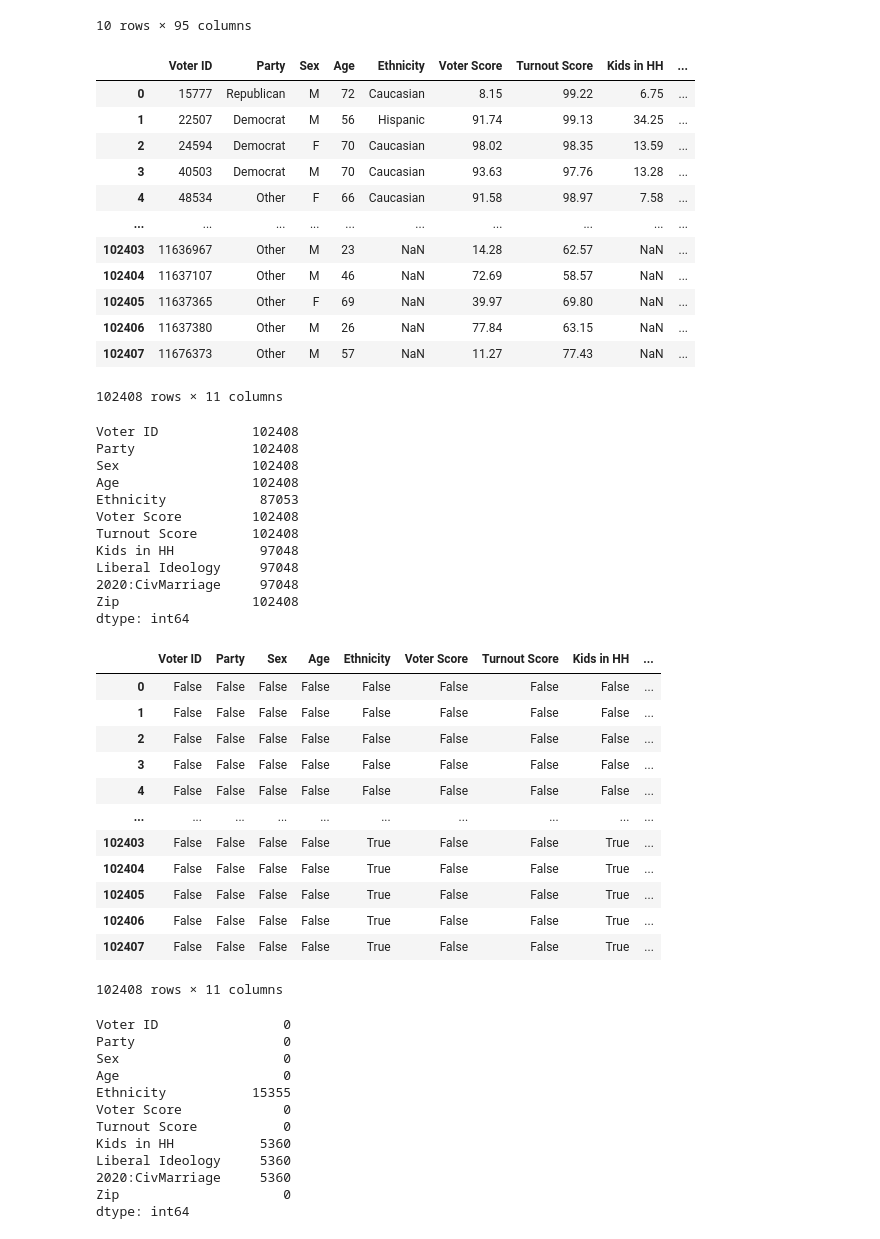
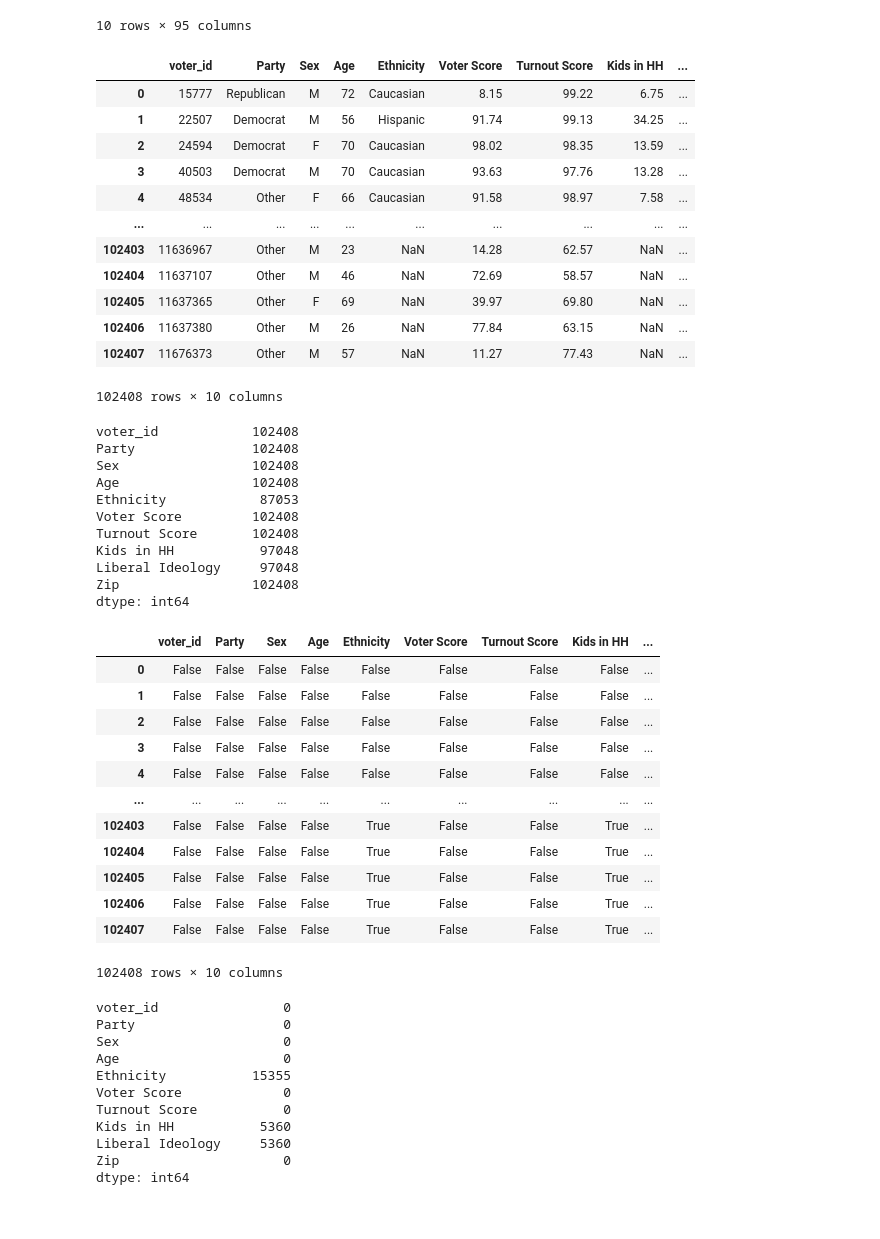
Before and after one commit to leomerits/Arizona_Election_Project, a Jupyter notebook: D13_cleaning:analyzing /13_Analytics code/Franklin_Cleaning_data.ipynb, the cells around one changed output. Cells and saved outputs as stored; diff of their text form; code cells hidden in the pictures.

```diff
--- a/D13_cleaning:analyzing /13_Analytics code/Franklin_Cleaning_data.ipynb
+++ b/D13_cleaning:analyzing /13_Analytics code/Franklin_Cleaning_data.ipynb
@@ -39,36 +39,36 @@ District13_df.drop(columns=[
     "2016:DLCC:SPers","2016:DNCCatholic","2016:DNCCollegeGrad",
     "2016:DNCDefectRisk","2016:DNCGenericDem","2016:DNCEvangelical",
     "2016:DNCGenTurnoutV2","2016:DNCHighSchool","2016:DNCIncome",
     "2016:DNCIssueCampFin","2016:DNCIssueClimate",
     "2016:DNCIssueCollege","2016:DNCIssuePrivacy",
     "2016:DNCIssueGunCtrl","2016:DNCIssueMinWage",
     "2016:DNCIssuePdLeave","2016:DNCIssueCitizen",
     "2016:DNCIssueChoice","2016:DNCIssueProgTax",
     "2016:DNCNonChristian","2016:DNCOthChristian",
     "2016:DNCVolPropV4","2016:DNCVolPrPhV4","2016:DNCVolPrWV4",
     "KopTurnout2016","2016:TSM:ASDCDon","2018:DNCDemSupport",
     "Healthcare","AntiGopInc","AntiGOP","KirkpatrickSup","TrmpChck",
     "2018:Cla:DCCCTNT","AVEV","CultPers","EconPers","PoliPers",
     "TrumpPers","DSCCTnt","BalDrop","CivGOTV","CivPart","CivRace",
     "CivTnt","2018:DCCCBLHGS","SHGOTV","SHSup","SSGOTV","SSSup",
     "Tnt","CodedRaceName","2018:TSM:MdGnTNT","2018:TSM:NatPart",
     "2018:TSM:NPYPT","CivPart","YEARXXScoreSName","DemPartySup",
     "CivSpan","Covid","2020:VolProp","StreetNo","StreetNoHalf",
     "StreetPrefix","StreetName","StreetType","StreetSuffix",
     "AptType","AptNo","State","CD","HD","SD","Zip4 ","City",
-    "LastName","FirstName","MiddleName","Suffix","Partisanship"], inplace=True)
+    "LastName","FirstName","MiddleName","Suffix","Partisanship","2020:CivMarriage"], inplace=True)
 
 #Renaming the columns so all datasets match at the end of our project '2020:CivMarriage':'2020 marriage',
 District13_df.rename(columns=
-    {'Voter File VANID': 'Voter ID', 'PartyName': 'Party','2018:TSM:Eth': 'Ethnicity',
+    {'Voter File VANID': 'voter_id', 'PartyName': 'Party','2018:TSM:Eth': 'Ethnicity',
       'DemPartySup2': 'Voter Score','NatTO':'Turnout Score','2020:CivKidsinHH':
      'Kids in HH','2020:CivLibIdeo':'Liberal Ideology',
      'Zip5':'Zip'
     }, inplace=True)
 
 District13_df
 # %% [output]
-|  | Voter ID | Party | Sex | Age | Ethnicity | Voter Score | Turnout Score | Kids in HH | ... |
+|  | voter_id | Party | Sex | Age | Ethnicity | Voter Score | Turnout Score | Kids in HH | ... |
 | 0 | 15777 | Republican | M | 72 | Caucasian | 8.15 | 99.22 | 6.75 | ... |
 | 1 | 22507 | Democrat | M | 56 | Hispanic | 91.74 | 99.13 | 34.25 | ... |
 | 2 | 24594 | Democrat | F | 70 | Caucasian | 98.02 | 98.35 | 13.59 | ... |
@@ -80,12 +80,12 @@ District13_df
 | 102405 | 11637365 | Other | F | 69 | NaN | 39.97 | 69.80 | NaN | ... |
 | 102406 | 11637380 | Other | M | 26 | NaN | 77.84 | 63.15 | NaN | ... |
 | 102407 | 11676373 | Other | M | 57 | NaN | 11.27 | 77.43 | NaN | ... |
-102408 rows × 11 columns
+102408 rows × 10 columns
 # %%
 #display number of rows and columns in our new database and count them
 District13_df.count()
 # %% [output]
-Voter ID            102408
+voter_id            102408
 Party               102408
 Sex                 102408
 Age                 102408
@@ -94,6 +94,5 @@ Voter Score         102408
 Turnout Score       102408
 Kids in HH           97048
 Liberal Ideology     97048
-2020:CivMarriage     97048
 Zip                 102408
 dtype: int64
@@ -117,7 +100,7 @@ dtype: int64
 #determining there are no missing values in District -->
 District13_df.isnull()
 # %% [output]
-|  | Voter ID | Party | Sex | Age | Ethnicity | Voter Score | Turnout Score | Kids in HH | ... |
+|  | voter_id | Party | Sex | Age | Ethnicity | Voter Score | Turnout Score | Kids in HH | ... |
 | 0 | False | False | False | False | False | False | False | False | ... |
 | 1 | False | False | False | False | False | False | False | False | ... |
 | 2 | False | False | False | False | False | False | False | False | ... |
@@ -129,12 +112,12 @@ District13_df.isnull()
 | 102405 | False | False | False | False | True | False | False | True | ... |
 | 102406 | False | False | False | False | True | False | False | True | ... |
 | 102407 | False | False | False | False | True | False | False | True | ... |
-102408 rows × 11 columns
+102408 rows × 10 columns
 # %%
 #determining there are no missing values in District -->
 District13_df.isnull().sum()
 # %% [output]
-Voter ID                0
+voter_id                0
 Party                   0
 Sex                     0
 Age                     0
@@ -143,7 +126,6 @@ Voter Score             0
 Turnout Score           0
 Kids in HH           5360
 Liberal Ideology     5360
-2020:CivMarriage     5360
 Zip                     0
 dtype: int64
 # %%
```
Also changed, not shown: parts of 8 cells of this notebook, 3 other files.
